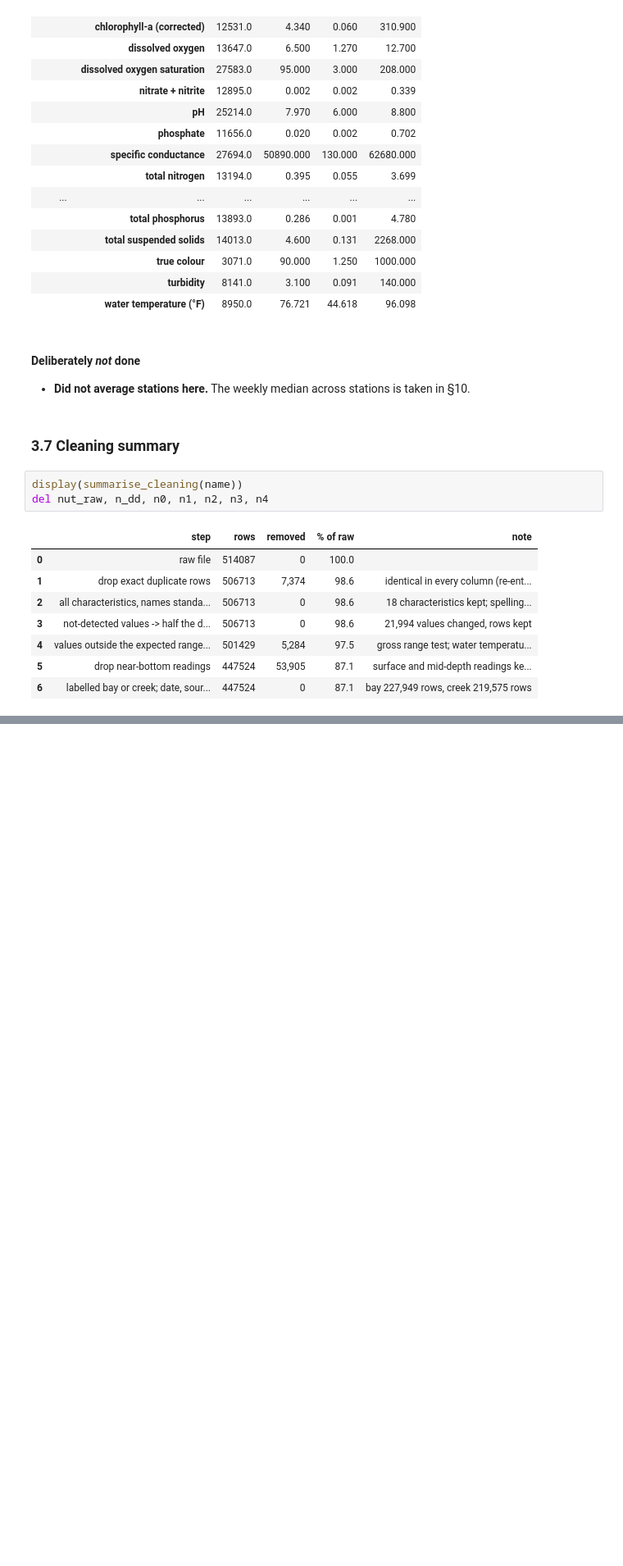
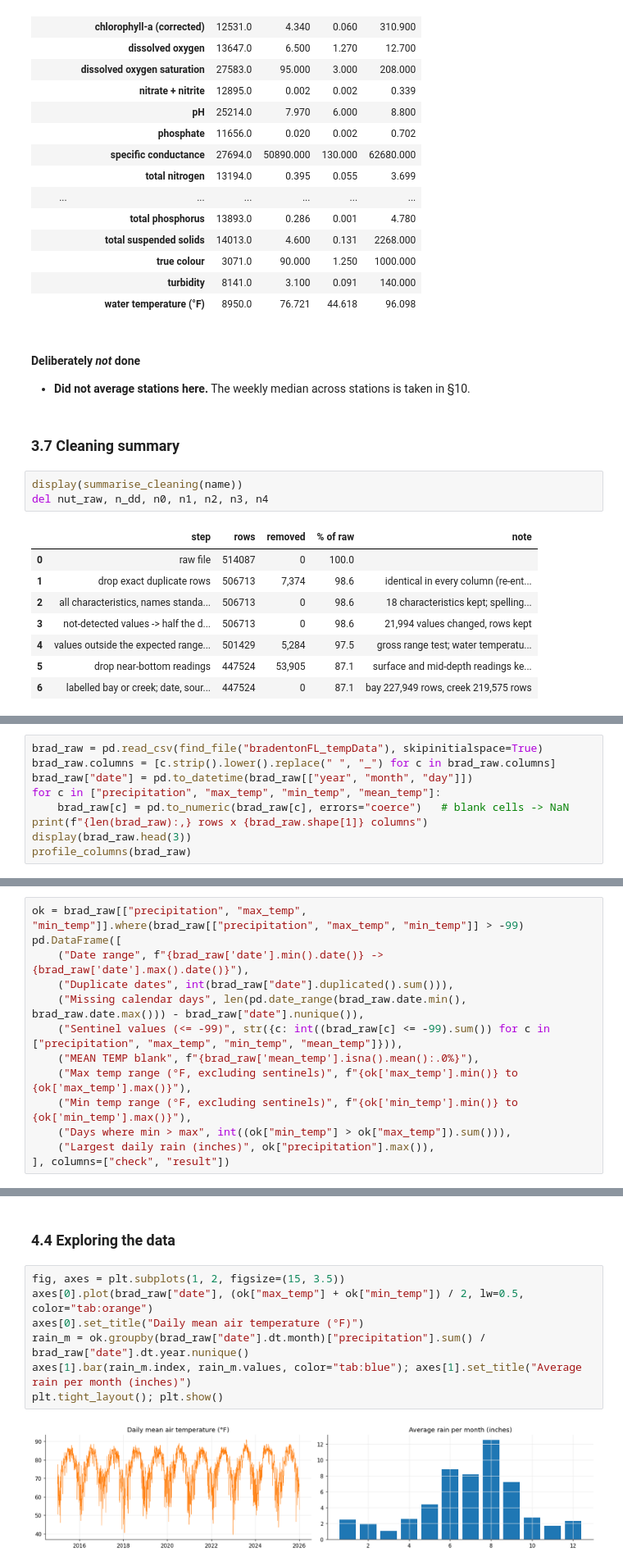
Before and after one commit to Break-Through-Tech/Biointerphase-1A-forecasting-harmful-algal-bloom-risk, a Jupyter notebook: models/notebooks/00_master_eda_and_merge.ipynb, the cells around one changed output, grey strips where cells are left out. Shown at 82% size. Saved outputs shown, nothing was run; the diff lists cells and outputs as text; blank space fills up the shorter version.

```diff
--- a/models/notebooks/00_master_eda_and_merge.ipynb
+++ b/models/notebooks/00_master_eda_and_merge.ipynb
@@ -1410,0 +1430,9 @@ del nut_raw, n_dd, n0, n1, n2, n3, n4
+# %%
+brad_raw = pd.read_csv(find_file("bradentonFL_tempData"), skipinitialspace=True)
+brad_raw.columns = [c.strip().lower().replace(" ", "_") for c in brad_raw.columns]
+brad_raw["date"] = pd.to_datetime(brad_raw[["year", "month", "day"]])
+for c in ["precipitation", "max_temp", "min_temp", "mean_temp"]:
+    brad_raw[c] = pd.to_numeric(brad_raw[c], errors="coerce")   # blank cells -> NaN
+print(f"{len(brad_raw):,} rows x {brad_raw.shape[1]} columns")
+display(brad_raw.head(3))
+profile_columns(brad_raw)
@@ -1410,0 +1457,13 @@ del nut_raw, n_dd, n0, n1, n2, n3, n4
+# %%
+ok = brad_raw[["precipitation", "max_temp", "min_temp"]].where(brad_raw[["precipitation", "max_temp", "min_temp"]] > -99)
+pd.DataFrame([
+    ("Date range", f"{brad_raw['date'].min().date()} -> {brad_raw['date'].max().date()}"),
+    ("Duplicate dates", int(brad_raw["date"].duplicated().sum())),
+    ("Missing calendar days", len(pd.date_range(brad_raw.date.min(), brad_raw.date.max())) - brad_raw["date"].nunique()),
+    ("Sentinel values (<= -99)", str({c: int((brad_raw[c] <= -99).sum()) for c in ["precipitation", "max_temp", "min_temp", "mean_temp"]})),
+    ("MEAN TEMP blank", f"{brad_raw['mean_temp'].isna().mean():.0%}"),
+    ("Max temp range (°F, excluding sentinels)", f"{ok['max_temp'].min()} to {ok['max_temp'].max()}"),
+    ("Min temp range (°F, excluding sentinels)", f"{ok['min_temp'].min()} to {ok['min_temp'].max()}"),
+    ("Days where min > max", int((ok["min_temp"] > ok["max_temp"]).sum())),
+    ("Largest daily rain (inches)", ok["precipitation"].max()),
+], columns=["check", "result"])
@@ -1410,0 +1500,11 @@ del nut_raw, n_dd, n0, n1, n2, n3, n4
+# %% [markdown]
+### 4.4 Exploring the data
+# %%
+fig, axes = plt.subplots(1, 2, figsize=(15, 3.5))
+axes[0].plot(brad_raw["date"], (ok["max_temp"] + ok["min_temp"]) / 2, lw=0.5, color="tab:orange")
+axes[0].set_title("Daily mean air temperature (°F)")
+rain_m = ok.groupby(brad_raw["date"].dt.month)["precipitation"].sum() / brad_raw["date"].dt.year.nunique()
+axes[1].bar(rain_m.index, rain_m.values, color="tab:blue"); axes[1].set_title("Average rain per month (inches)")
+plt.tight_layout(); plt.show()
+# %% [output]
+[figure, added]
```
Also changed, not shown: parts of 18 cells of this notebook, 3 other files.
